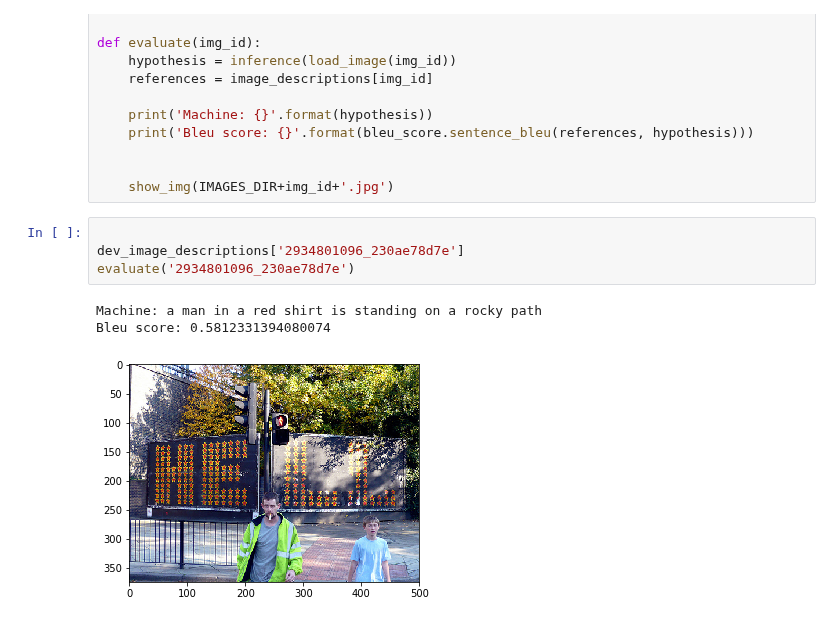
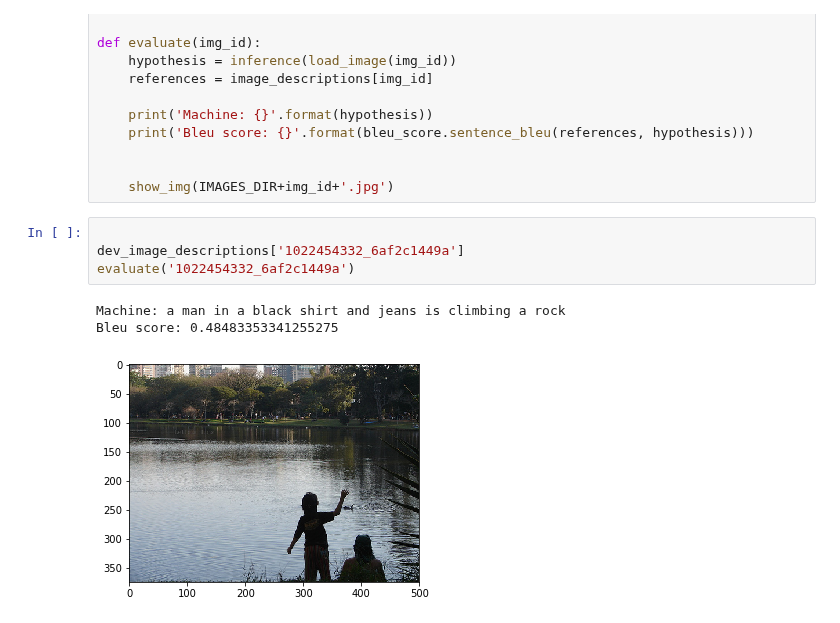
Before and after one commit to VIVelev/Image-Captioning, a Jupyter notebook: src/main.ipynb, the cells around one changed output. Saved outputs shown, nothing was run; the diff lists cells and outputs as text.

```diff
--- a/src/main.ipynb
+++ b/src/main.ipynb
@@ -744,9 +755,9 @@ def evaluate(img_id):
     show_img(IMAGES_DIR+img_id+'.jpg')
 # %%
 
-dev_image_descriptions['2934801096_230ae78d7e']
-evaluate('2934801096_230ae78d7e')
+dev_image_descriptions['1022454332_6af2c1449a']
+evaluate('1022454332_6af2c1449a')
 # %% [output]
-Machine: a man in a red shirt is standing on a rocky path
-Bleu score: 0.5812331394080074
+Machine: a man in a black shirt and jeans is climbing a rock
+Bleu score: 0.48483353341255275
-[figure, old version]
+[figure, new version]
```
Also changed, not shown: parts of 1 cell of this notebook.
